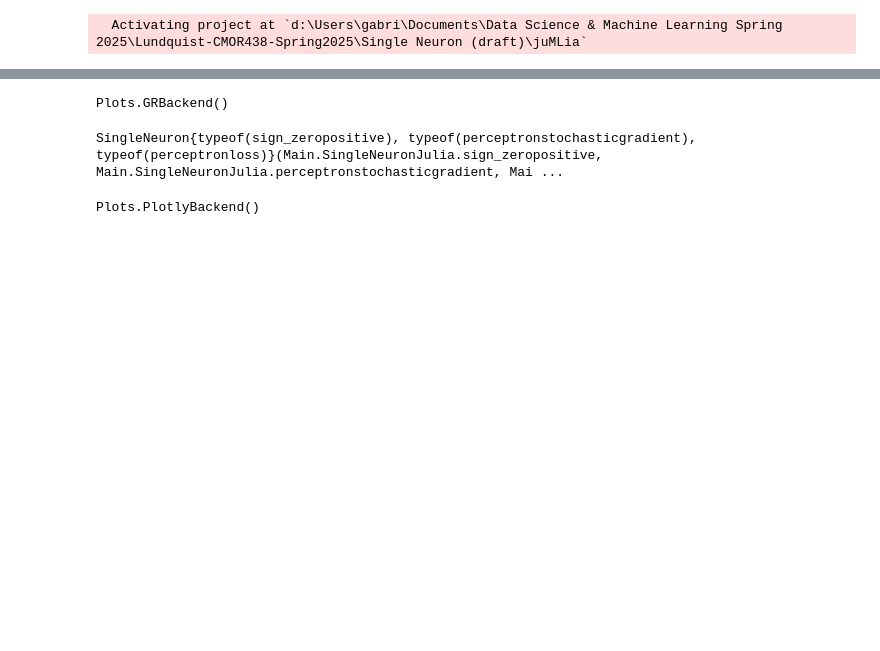
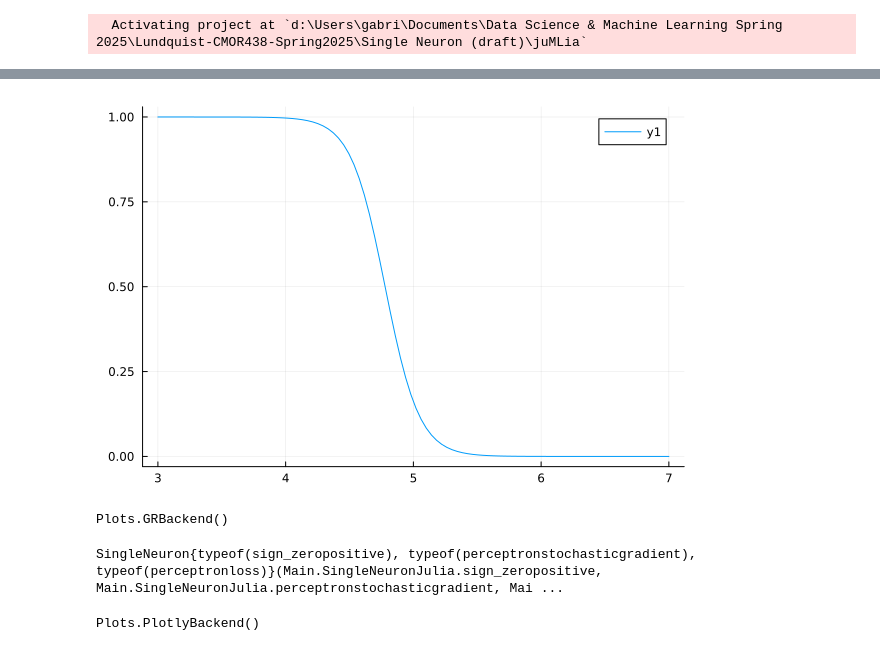
Before and after one commit to gml7/Lundquist-CMOR438-Spring2025, a Jupyter notebook: Single Neuron (draft)/JuliaTesting.ipynb, the cells around one changed output, grey strips where cells are left out. Drawn from its saved outputs; the diff is of its cells as text; code cells hidden in the pictures; blank space fills up the shorter version.

```diff
--- a/Single Neuron (draft)/JuliaTesting.ipynb
+++ b/Single Neuron (draft)/JuliaTesting.ipynb
@@ -28,3 +62,7 @@ include("Single Neuron (draft)/SingleNeuronJulia.jl")
+# %%
+plotneuron(logreg1Dmodel; leftbound=3, rightbound=7)
+# %% [output]
+[figure, added]
 # %%
 function plotlinreg(neur::SingleNeuron)
     scatter(versicolordata[:, :sepallength], versicolordata[:, :sepalwidth], label = "Versicolor data", ms=3)
```
Also changed, not shown: parts of 7 cells of this notebook, 4 other files.
